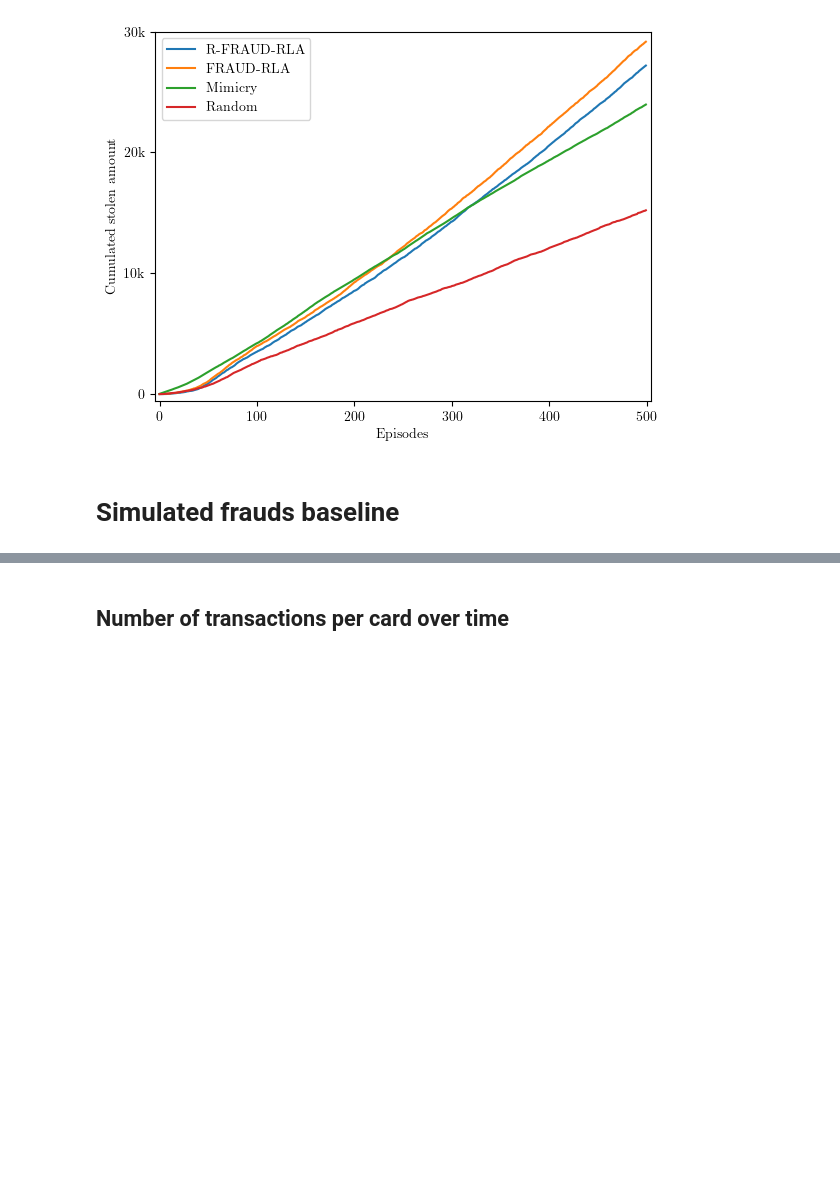
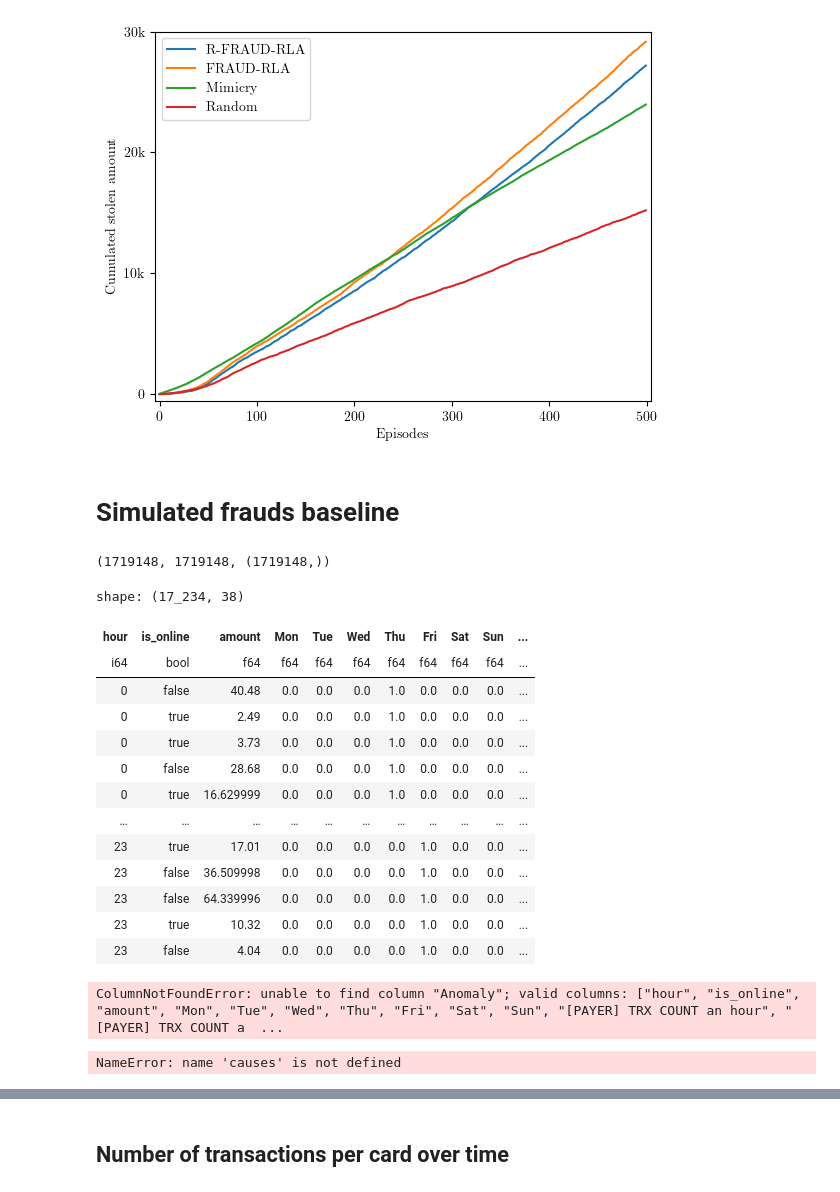
Before and after one commit to FaramirHurin/RL_Attack_September24, a Jupyter notebook: agents-comparison.ipynb, the cells around one changed output, grey strips where cells are left out. Drawn from its saved outputs; the diff is of its cells as text; code cells hidden in the pictures; blank space fills up the shorter version.

```diff
--- a/agents-comparison.ipynb
+++ b/agents-comparison.ipynb
@@ -408,7 +420,7 @@ from datetime import timedelta
 
 p = Parameters(
     cardsim=CardSimParameters.paper_params(True),
-    clf_params=ClassificationParameters.paper_params(with_anomaly=True, with_modification=True),
+    clf_params=ClassificationParameters.paper_params(with_anomaly=False, with_modification=False),
     seed=100
 )
 
@@ -419,20 +431,61 @@ import polars as pl
 
 card_ids = b._transactions.filter((pl.col("timestamp") <= until) & (pl.col("timestamp") >= b.current_time)).select("payer_id", "timestamp", "amount")
 b._fast_forward(until, compute_features=True, show_progress=True)
+# %%
+import numpy as np
+import polars as pl
+
+trx = pl.DataFrame(b.training_features, schema=b.schema)
+predicted = b.clf.predict(trx)
+cause = b.clf.get_details()
+# %%
+len(b.training_labels), card_ids.height, predicted.shape
+# %% [output]
+(1719148, 1719148, (1719148,))
 # %%
-import numpy as np
-import polars as pl
-
-trx = pl.DataFrame(b.training_features, schema=b.schema)
-labels = b.clf.predict(trx)
-
-trx = trx.with_columns(
-    payer_id=card_ids["payer_id"],
-    timestamp=card_ids["timestamp"],
-    is_fraud=np.array(b.training_labels),
-    label=labels
+trx = pl.concat(
+    [
+        trx.with_columns(
+            payer_id=card_ids["payer_id"],
+            timestamp=card_ids["timestamp"],
+            is_fraud=np.array(b.training_labels),
+            label=predicted,
+        ),
+        cause,
+    ],
+    how="horizontal",
 )
 frauds = trx.filter(pl.col("is_fraud") == 1).sort(by="timestamp")
+# %%
+frauds
+# %% [output]
+shape: (17_234, 38)
+| hour | is_online | amount | Mon | Tue | Wed | Thu | Fri | Sat | Sun | ... |
+| i64 | bool | f64 | f64 | f64 | f64 | f64 | f64 | f64 | f64 | ... |
+| 0 | false | 40.48 | 0.0 | 0.0 | 0.0 | 1.0 | 0.0 | 0.0 | 0.0 | ... |
+| 0 | true | 2.49 | 0.0 | 0.0 | 0.0 | 1.0 | 0.0 | 0.0 | 0.0 | ... |
+| 0 | true | 3.73 | 0.0 | 0.0 | 0.0 | 1.0 | 0.0 | 0.0 | 0.0 | ... |
+| 0 | false | 28.68 | 0.0 | 0.0 | 0.0 | 1.0 | 0.0 | 0.0 | 0.0 | ... |
+| 0 | true | 16.629999 | 0.0 | 0.0 | 0.0 | 1.0 | 0.0 | 0.0 | 0.0 | ... |
+| … | … | … | … | … | … | … | … | … | … | ... |
+| 23 | true | 17.01 | 0.0 | 0.0 | 0.0 | 0.0 | 1.0 | 0.0 | 0.0 | ... |
+| 23 | false | 36.509998 | 0.0 | 0.0 | 0.0 | 0.0 | 1.0 | 0.0 | 0.0 | ... |
+| 23 | false | 64.339996 | 0.0 | 0.0 | 0.0 | 0.0 | 1.0 | 0.0 | 0.0 | ... |
+| 23 | true | 10.32 | 0.0 | 0.0 | 0.0 | 0.0 | 1.0 | 0.0 | 0.0 | ... |
+| 23 | false | 4.04 | 0.0 | 0.0 | 0.0 | 0.0 | 1.0 | 0.0 | 0.0 | ... |
+# %%
+causes = frauds.select(["Anomaly", "BRF", "Statistical", "Rules"])
+causes["Anomaly"].sum(), causes["Anomaly"].count()
+# %% [output]
+ColumnNotFoundError: unable to find column "Anomaly"; valid columns: ["hour", "is_online", "amount", "Mon", "Tue", "Wed", "Thu", "Fri", "Sat", "Sun", "[PAYER] TRX COUNT an hour", "[PAYER] TRX COUNT a  ...
+# %%
+
+causes = causes.with_columns(
+    pl.when(pl.sum_horizontal("*") < 1).then(pl.lit(1)).otherwise(pl.lit(0)).alias("expired")
+)
+causes.describe()
+# %% [output]
+NameError: name 'causes' is not defined
 # %%
 blocked_cards = set[int]()
 total_amount_compromised = 0.0
```
Also changed, not shown: parts of 8 cells of this notebook, 10 other files.
